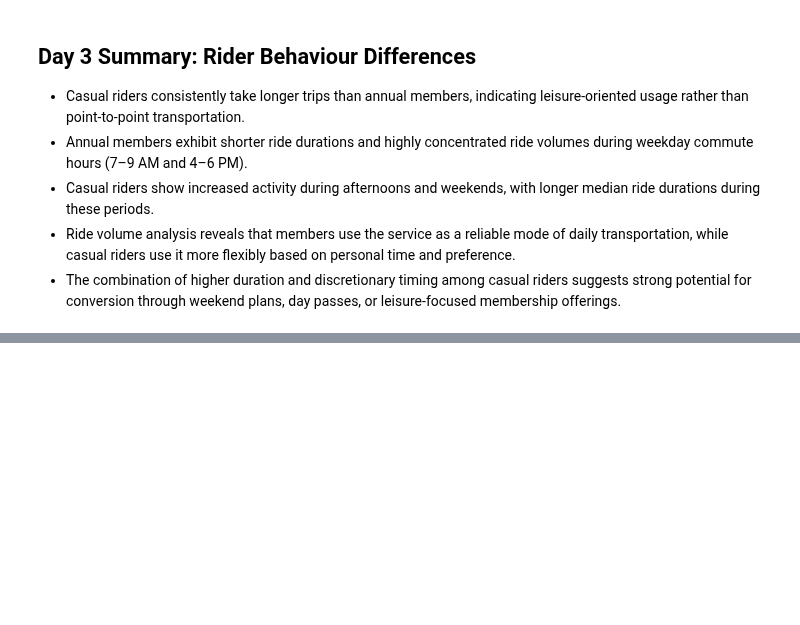
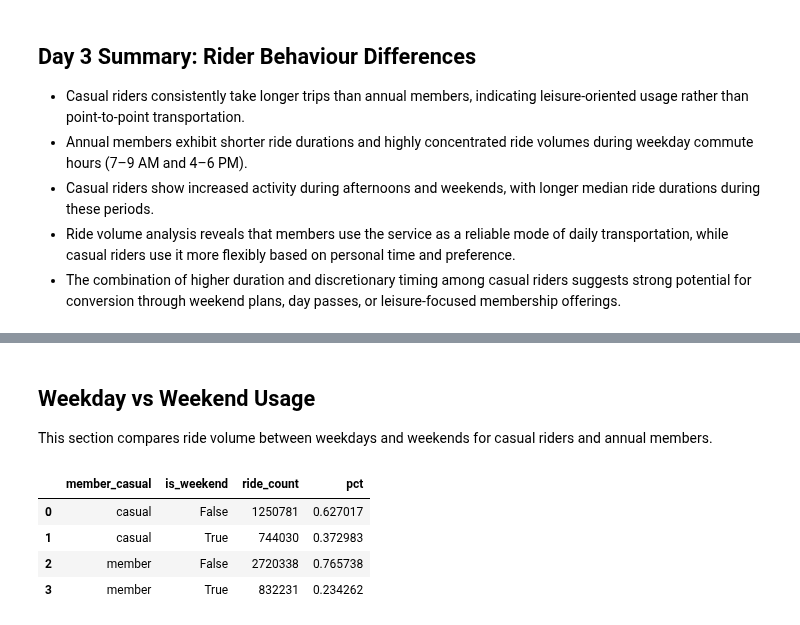
Before and after one commit to PankajTaywade/cyclistic-bike-share-analysis, a Jupyter notebook: notebooks/03_rider_behavior_analysis.ipynb, the cells around one changed output, grey strips where cells are left out. Drawn from its saved outputs; the diff is of its cells as text; code cells hidden in the pictures; blank space fills up the shorter version.

```diff
--- a/notebooks/03_rider_behavior_analysis.ipynb
+++ b/notebooks/03_rider_behavior_analysis.ipynb
@@ -229,3 +229,12 @@ Together with duration analysis, these patterns highlight a clear behavioral dis
 - Casual riders show increased activity during afternoons and weekends, with longer median ride durations during these periods.
 - Ride volume analysis reveals that members use the service as a reliable mode of daily transportation, while casual riders use it more flexibly based on personal time and preference.
 - The combination of higher duration and discretionary timing among casual riders suggests strong potential for conversion through weekend plans, day passes, or leisure-focused membership offerings.
+# %%
+weekend_volume = (
+    df
+    .groupby(["member_casual", "is_weekend"])
+    .size()
+    .reset_index(name="ride_count")
+)
+
+weekend_volume
@@ -231,0 +247,20 @@ Together with duration analysis, these patterns highlight a clear behavioral dis
+# %% [markdown]
+## Weekday vs Weekend Usage
+
+This section compares ride volume between weekdays and weekends for casual riders and annual members.
+# %%
+weekend_pct = (
+    weekend_volume
+    .assign(
+        pct=lambda x: x["ride_count"] /
+        x.groupby("member_casual")["ride_count"].transform("sum")
+    )
+)
+
+weekend_pct
+# %% [output]
+|  | member_casual | is_weekend | ride_count | pct |
+| 0 | casual | False | 1250781 | 0.627017 |
+| 1 | casual | True | 744030 | 0.372983 |
+| 2 | member | False | 2720338 | 0.765738 |
+| 3 | member | True | 832231 | 0.234262 |
```
Also changed, not shown: parts of 7 cells of this notebook.
